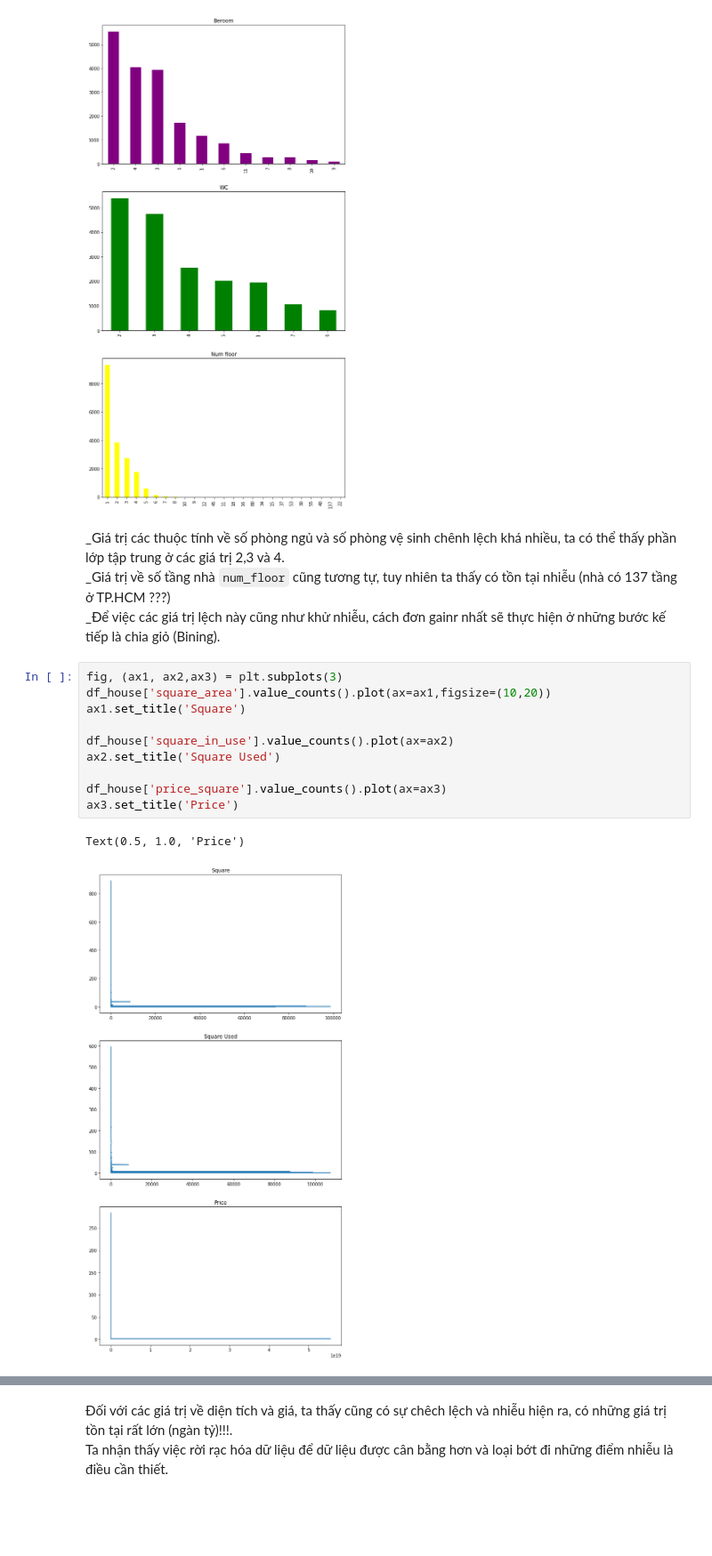
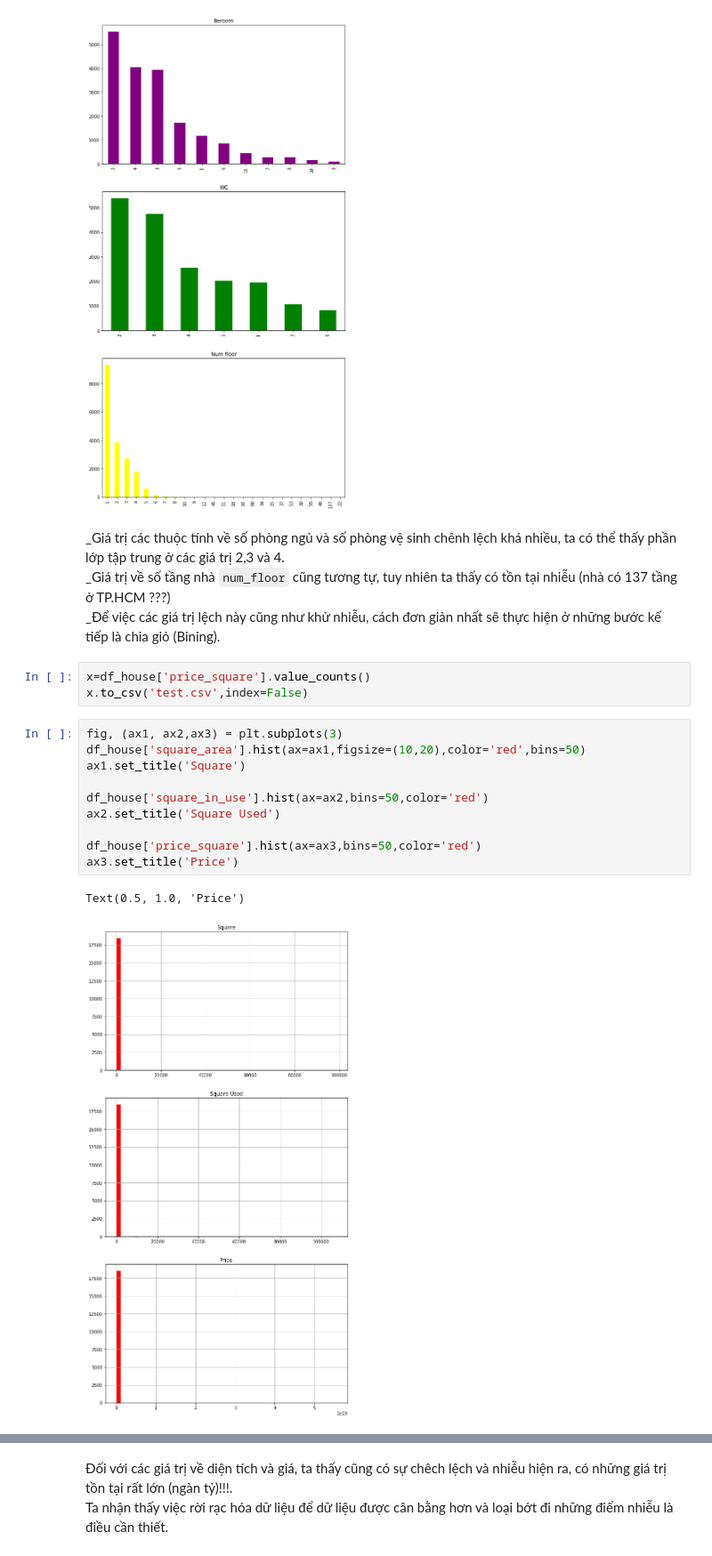
Before and after one commit to nguyentrongvan/Data-Science, a Jupyter notebook: DataPreprocessing.ipynb, the cells around one changed output, grey strips where cells are left out. Shown: that part at 89% size. Drawn from its saved outputs; the diff is of its cells as text; blank space fills up the shorter version.

```diff
--- a/DataPreprocessing.ipynb
+++ b/DataPreprocessing.ipynb
@@ -443,17 +462,20 @@ Text(0.5, 1.0, 'Num floor')
 # %% [markdown]
 _Giá trị các thuộc tính về số phòng ngủ và số phòng vệ sinh chênh lệch khá nhiều, ta có thể thấy phần lớp tập trung ở các giá trị 2,3 và 4.
 _Giá trị về số tầng nhà `num_floor` cũng tương tự, tuy nhiên ta thấy có tồn tại nhiễu (nhà có 137 tầng ở TP.HCM ???)
-_Để việc các giá trị lệch này cũng như khử nhiễu, cách đơn gainr nhất sẽ thực hiện ở những bước kế tiếp là chia giỏ (Bining).
+_Để việc các giá trị lệch này cũng như khử nhiễu, cách đơn giản nhất sẽ thực hiện ở những bước kế tiếp là chia giỏ (Bining).
+# %%
+x=df_house['price_square'].value_counts()
+x.to_csv('test.csv',index=False)
 # %%
 fig, (ax1, ax2,ax3) = plt.subplots(3)
-df_house['square_area'].value_counts().plot(ax=ax1,figsize=(10,20))
+df_house['square_area'].hist(ax=ax1,figsize=(10,20),color='red',bins=50)
 ax1.set_title('Square')
 
-df_house['square_in_use'].value_counts().plot(ax=ax2)
+df_house['square_in_use'].hist(ax=ax2,bins=50,color='red')
 ax2.set_title('Square Used')
 
-df_house['price_square'].value_counts().plot(ax=ax3)
+df_house['price_square'].hist(ax=ax3,bins=50,color='red')
 ax3.set_title('Price')
 # %% [output]
 Text(0.5, 1.0, 'Price')
-[figure, old version]
+[figure, new version]
```
Also changed, not shown: parts of 16 cells of this notebook, 1 other file.
